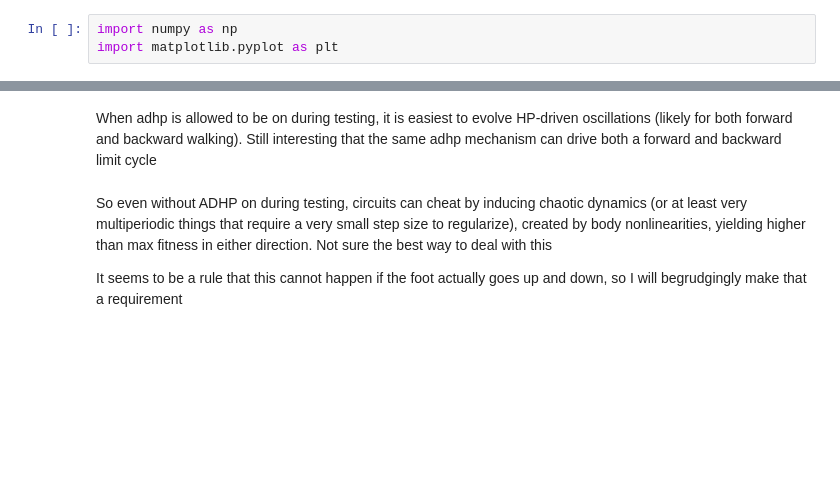
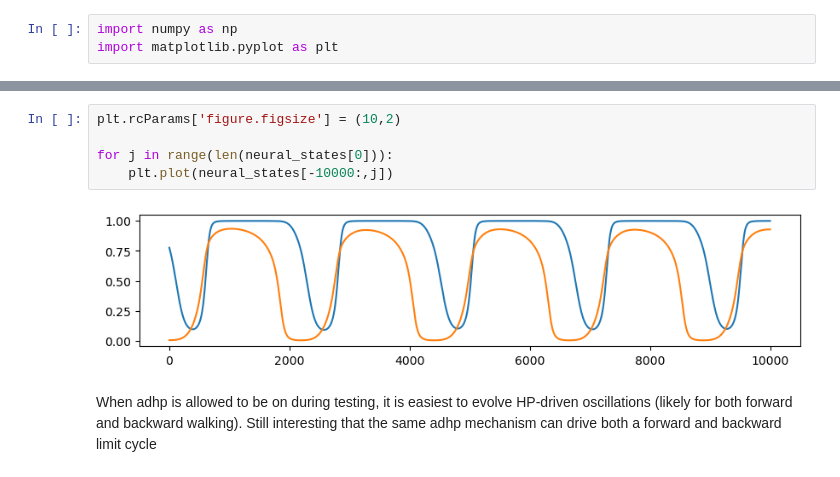
Before and after one commit to ljstolting/homeostasis-of-flexible-behavior, a Jupyter notebook: VizTimeseries.ipynb, the cells around one changed output, grey strips where cells are left out. Cells and saved outputs as stored; diff of their text form; blank space fills up the shorter version.

```diff
--- a/VizTimeseries.ipynb
+++ b/VizTimeseries.ipynb
@@ -40,6 +42,9 @@ plt.show()
+# %%
+plt.rcParams['figure.figsize'] = (10,2)
+
+for j in range(len(neural_states[0])):
+    plt.plot(neural_states[-10000:,j])
+# %% [output]
+[figure, added]
 # %% [markdown]
 When adhp is allowed to be on during testing, it is easiest to evolve HP-driven oscillations (likely for both forward and backward walking). Still interesting that the same adhp mechanism can drive both a forward and backward limit cycle
-# %% [markdown]
-So even without ADHP on during testing, circuits can cheat by inducing chaotic dynamics (or at least very multiperiodic things that require a very small step size to regularize), created by body nonlinearities, yielding higher than max fitness in either direction. Not sure the best way to deal with this
-
-It seems to be a rule that this cannot happen if the foot actually goes up and down, so I will begrudgingly make that a requirement
```
Also changed, not shown: parts of 3 cells of this notebook, 31 other files.
